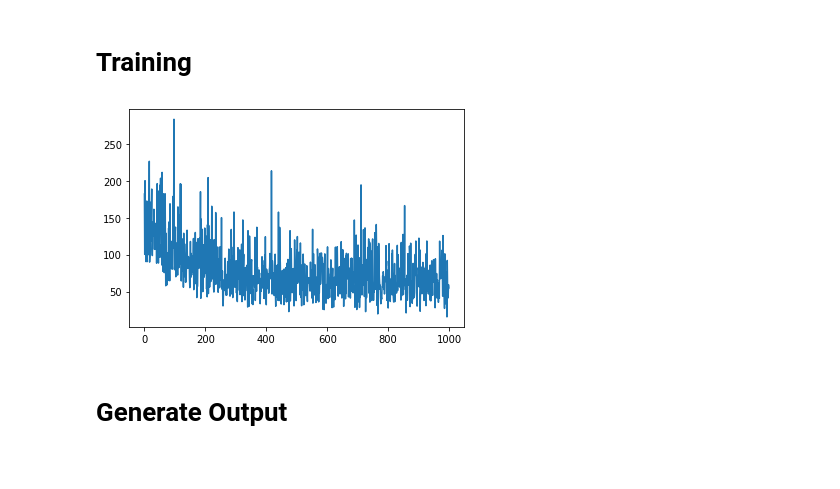
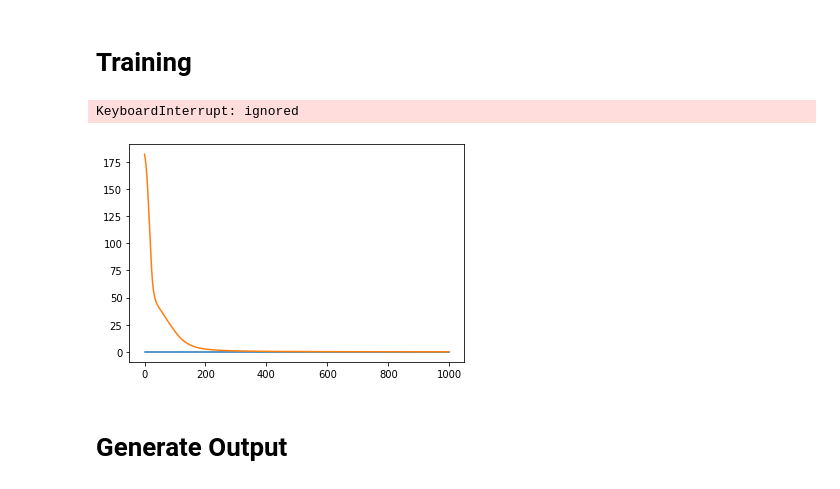
Before and after one commit to porter7678/image_caption_generator, a Jupyter notebook: image_caption_generator.ipynb, the cells around one changed output. Drawn from its saved outputs; the diff is of its cells as text; code cells hidden in the pictures.

```diff
--- a/image_caption_generator.ipynb
+++ b/image_caption_generator.ipynb
@@ -283,11 +286,13 @@ def get_caption_tensors(caption):
 # %% [markdown]
 # Training
 # %%
-n_epochs = 1
+n_epochs = 1000
 img_size = 128
 hidden_size = 128  # Maybe experiment with this later?
 batch_size = 1
-lr = 10e-5
+lr = 1e-3
+plot_every = 1 #50
+
 
 train_dataset = ImageCaptionDataset(train=True, img_size=img_size)
 valid_dataset = ImageCaptionDataset(train=False, img_size=img_size)
@@ -313,6 +318,7 @@ encoder_optimizer = torch.optim.Adam(encoder.parameters(), lr=lr)
 decoder_optimizer = torch.optim.Adam(decoder.parameters(), lr=lr)
 
 losses = []
+averaged_losses = []
 valid_losses = []
 
 loop = tqdm(total=len(train_loader) * n_epochs, position=0, leave=False)
@@ -358,13 +364,23 @@ for epoch in range(n_epochs):
 
         losses.append(batch_loss.item())
 
+        if batch % plot_every == plot_every - 1:
+            averaged_losses.append((batch, sum(losses) / plot_every))
+            losses = []
+
         loop.set_description('epoch{}, loss:{:.4f} '.format(epoch, batch_loss))
         loop.update(1)
+# %% [output]
+KeyboardInterrupt: ignored
-# %%
-plt.plot(losses)
-plt.show()
-# %% [output]
-[figure, removed]
+# %%
+# plt.plot(averaged_losses)
+# print(averaged_losses)/
+# plt.plot(*averaged_losses)
+plt.plot(averaged_losses)
+# plt.ylim(bottom=0)
+plt.show()
+# %% [output]
+[figure, added]
 # %% [markdown]
 # Generate Output
 # %%
```
Also changed, not shown: parts of 3 cells of this notebook.
